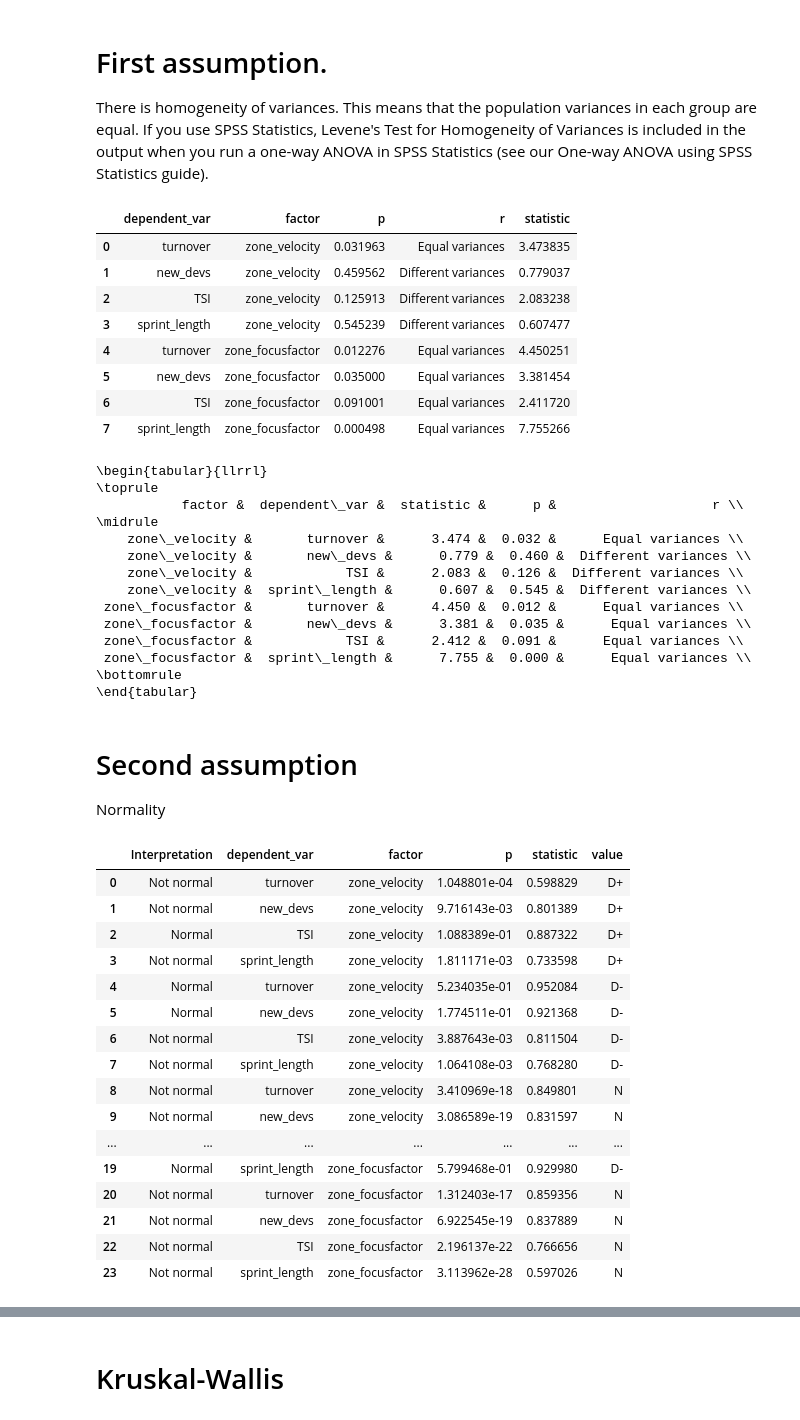
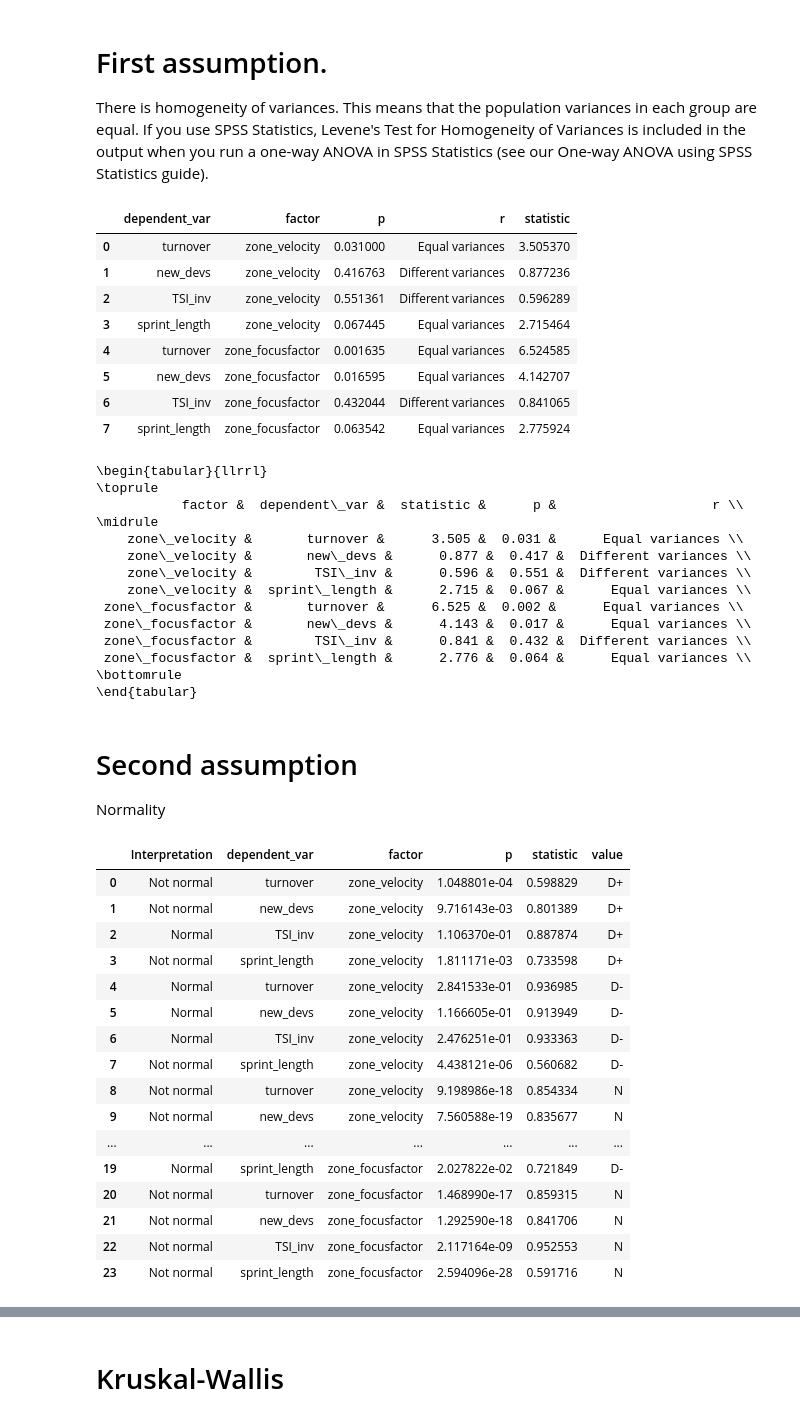
Before and after one commit to ezequielscott/SEAA2020-productivity, a Jupyter notebook: 3_stats.ipynb, the cells around one changed output, grey strips where cells are left out. Cells and saved outputs as stored; diff of their text form; code cells hidden in the pictures.

```diff
--- a/3_stats.ipynb
+++ b/3_stats.ipynb
@@ -11,6 +11,6 @@ import seaborn as sns
 
 %matplotlib inline
 
-df = pd.read_csv('data/metrics_iterations_zones.csv')
+df = pd.read_csv('processed_data/metrics_iterations_with_zones.csv')
 df.columns
 # %% [output]
@@ -36,7 +36,7 @@ from statsmodels.formula.api import ols
 
 table = pd.DataFrame()
 for var in ['zone_velocity', 'zone_focusfactor']:
-        for factor in ['turnover', 'new_devs', 'TSI', 'sprint_length']:
+        for factor in ['turnover', 'new_devs', 'TSI_inv', 'sprint_length']:
 
             f = stats.levene(df[df[var] == 'D+'][factor],
                            df[df[var] == 'D-'][factor],
@@ -61,11 +61,11 @@ for var in ['zone_velocity', 'zone_focusfactor']:
 table
 # %% [output]
 |  | dependent_var | factor | p | r | statistic |
-| 0 | turnover | zone_velocity | 0.031963 | Equal variances | 3.473835 |
-| 1 | new_devs | zone_velocity | 0.459562 | Different variances | 0.779037 |
-| 2 | TSI | zone_velocity | 0.125913 | Different variances | 2.083238 |
-| 3 | sprint_length | zone_velocity | 0.545239 | Different variances | 0.607477 |
-| 4 | turnover | zone_focusfactor | 0.012276 | Equal variances | 4.450251 |
-| 5 | new_devs | zone_focusfactor | 0.035000 | Equal variances | 3.381454 |
-| 6 | TSI | zone_focusfactor | 0.091001 | Equal variances | 2.411720 |
-| 7 | sprint_length | zone_focusfactor | 0.000498 | Equal variances | 7.755266 |
+| 0 | turnover | zone_velocity | 0.031000 | Equal variances | 3.505370 |
+| 1 | new_devs | zone_velocity | 0.416763 | Different variances | 0.877236 |
+| 2 | TSI_inv | zone_velocity | 0.551361 | Different variances | 0.596289 |
+| 3 | sprint_length | zone_velocity | 0.067445 | Equal variances | 2.715464 |
+| 4 | turnover | zone_focusfactor | 0.001635 | Equal variances | 6.524585 |
+| 5 | new_devs | zone_focusfactor | 0.016595 | Equal variances | 4.142707 |
+| 6 | TSI_inv | zone_focusfactor | 0.432044 | Different variances | 0.841065 |
+| 7 | sprint_length | zone_focusfactor | 0.063542 | Equal variances | 2.775924 |
@@ -72,18 +79,18 @@ table
 # %%
-print(table[['factor', 'dependent_var', 'statistic','p', 'r']].round(3).to_latex(index=False))
+print(table[['factor', 'dependent_var', 'statistic','p', 'r']].replace(d).round(3).to_latex(index=False))
 # %% [output]
 \begin{tabular}{llrrl}
 \toprule
            factor &  dependent\_var &  statistic &      p &                    r \\
 \midrule
-    zone\_velocity &       turnover &      3.474 &  0.032 &      Equal variances \\
-    zone\_velocity &       new\_devs &      0.779 &  0.460 &  Different variances \\
-    zone\_velocity &            TSI &      2.083 &  0.126 &  Different variances \\
-    zone\_velocity &  sprint\_length &      0.607 &  0.545 &  Different variances \\
- zone\_focusfactor &       turnover &      4.450 &  0.012 &      Equal variances \\
- zone\_focusfactor &       new\_devs &      3.381 &  0.035 &      Equal variances \\
- zone\_focusfactor &            TSI &      2.412 &  0.091 &      Equal variances \\
- zone\_focusfactor &  sprint\_length &      7.755 &  0.000 &      Equal variances \\
+    zone\_velocity &       turnover &      3.505 &  0.031 &      Equal variances \\
+    zone\_velocity &       new\_devs &      0.877 &  0.417 &  Different variances \\
+    zone\_velocity &        TSI\_inv &      0.596 &  0.551 &  Different variances \\
+    zone\_velocity &  sprint\_length &      2.715 &  0.067 &      Equal variances \\
+ zone\_focusfactor &       turnover &      6.525 &  0.002 &      Equal variances \\
+ zone\_focusfactor &       new\_devs &      4.143 &  0.017 &      Equal variances \\
+ zone\_focusfactor &        TSI\_inv &      0.841 &  0.432 &  Different variances \\
+ zone\_focusfactor &  sprint\_length &      2.776 &  0.064 &      Equal variances \\
 \bottomrule
 \end{tabular}
 # %% [markdown]
@@ -97,47 +104,47 @@ from scipy.stats import shapiro
 table = pd.DataFrame()
 for var in ['zone_velocity', 'zone_focusfactor']:
     for ztype in ['D+', 'D-', 'N']:
-        for factor in ['turnover', 'new_devs', 'TSI', 'sprint_length']:
+        for factor in ['turnover', 'new_devs', 'TSI_inv', 'sprint_length']:
 
             m = df[df[var] == ztype][factor]
             stat, p = shapiro(m)
 
             #print('%s (n=%.0f): Statistics=%.3f, p=%.3f' % (ztype, len(m), stat, p))
 
             # interpret
             alpha = 0.01
             if p > alpha:
                 #print('Sample looks Gaussian (fail to reject H0)')
                 txt = 'Normal'
             else:
                 #print('Sample does not look Gaussian (reject H0)');
                 txt = 'Not normal'
 
             d = { 'factor' : var,
             'dependent_var' : factor,
             'value' : ztype,
             'statistic' : stat,
             'p' : p,
             'Interpretation' : txt}
 
             table = table.append(d, ignore_index=True)
 
 table
 # %% [output]
 |  | Interpretation | dependent_var | factor | p | statistic | value |
 | 0 | Not normal | turnover | zone_velocity | 1.048801e-04 | 0.598829 | D+ |
 | 1 | Not normal | new_devs | zone_velocity | 9.716143e-03 | 0.801389 | D+ |
-| 2 | Normal | TSI | zone_velocity | 1.088389e-01 | 0.887322 | D+ |
+| 2 | Normal | TSI_inv | zone_velocity | 1.106370e-01 | 0.887874 | D+ |
 | 3 | Not normal | sprint_length | zone_velocity | 1.811171e-03 | 0.733598 | D+ |
-| 4 | Normal | turnover | zone_velocity | 5.234035e-01 | 0.952084 | D- |
-| 5 | Normal | new_devs | zone_velocity | 1.774511e-01 | 0.921368 | D- |
-| 6 | Not normal | TSI | zone_velocity | 3.887643e-03 | 0.811504 | D- |
-| 7 | Not normal | sprint_length | zone_velocity | 1.064108e-03 | 0.768280 | D- |
-| 8 | Not normal | turnover | zone_velocity | 3.410969e-18 | 0.849801 | N |
-| 9 | Not normal | new_devs | zone_velocity | 3.086589e-19 | 0.831597 | N |
+| 4 | Normal | turnover | zone_velocity | 2.841533e-01 | 0.936985 | D- |
+| 5 | Normal | new_devs | zone_velocity | 1.166605e-01 | 0.913949 | D- |
+| 6 | Normal | TSI_inv | zone_velocity | 2.476251e-01 | 0.933363 | D- |
+| 7 | Not normal | sprint_length | zone_velocity | 4.438121e-06 | 0.560682 | D- |
+| 8 | Not normal | turnover | zone_velocity | 9.198986e-18 | 0.854334 | N |
+| 9 | Not normal | new_devs | zone_velocity | 7.560588e-19 | 0.835677 | N |
 | ... | ... | ... | ... | ... | ... | ... |
-| 19 | Normal | sprint_length | zone_focusfactor | 5.799468e-01 | 0.929980 | D- |
-| 20 | Not normal | turnover | zone_focusfactor | 1.312403e-17 | 0.859356 | N |
-| 21 | Not normal | new_devs | zone_focusfactor | 6.922545e-19 | 0.837889 | N |
-| 22 | Not normal | TSI | zone_focusfactor | 2.196137e-22 | 0.766656 | N |
-| 23 | Not normal | sprint_length | zone_focusfactor | 3.113962e-28 | 0.597026 | N |
+| 19 | Normal | sprint_length | zone_focusfactor | 2.027822e-02 | 0.721849 | D- |
+| 20 | Not normal | turnover | zone_focusfactor | 1.468990e-17 | 0.859315 | N |
+| 21 | Not normal | new_devs | zone_focusfactor | 1.292590e-18 | 0.841706 | N |
+| 22 | Not normal | TSI_inv | zone_focusfactor | 2.117164e-09 | 0.952553 | N |
+| 23 | Not normal | sprint_length | zone_focusfactor | 2.594096e-28 | 0.591716 | N |
```
Also changed, not shown: parts of 10 cells of this notebook, 10 other files.
